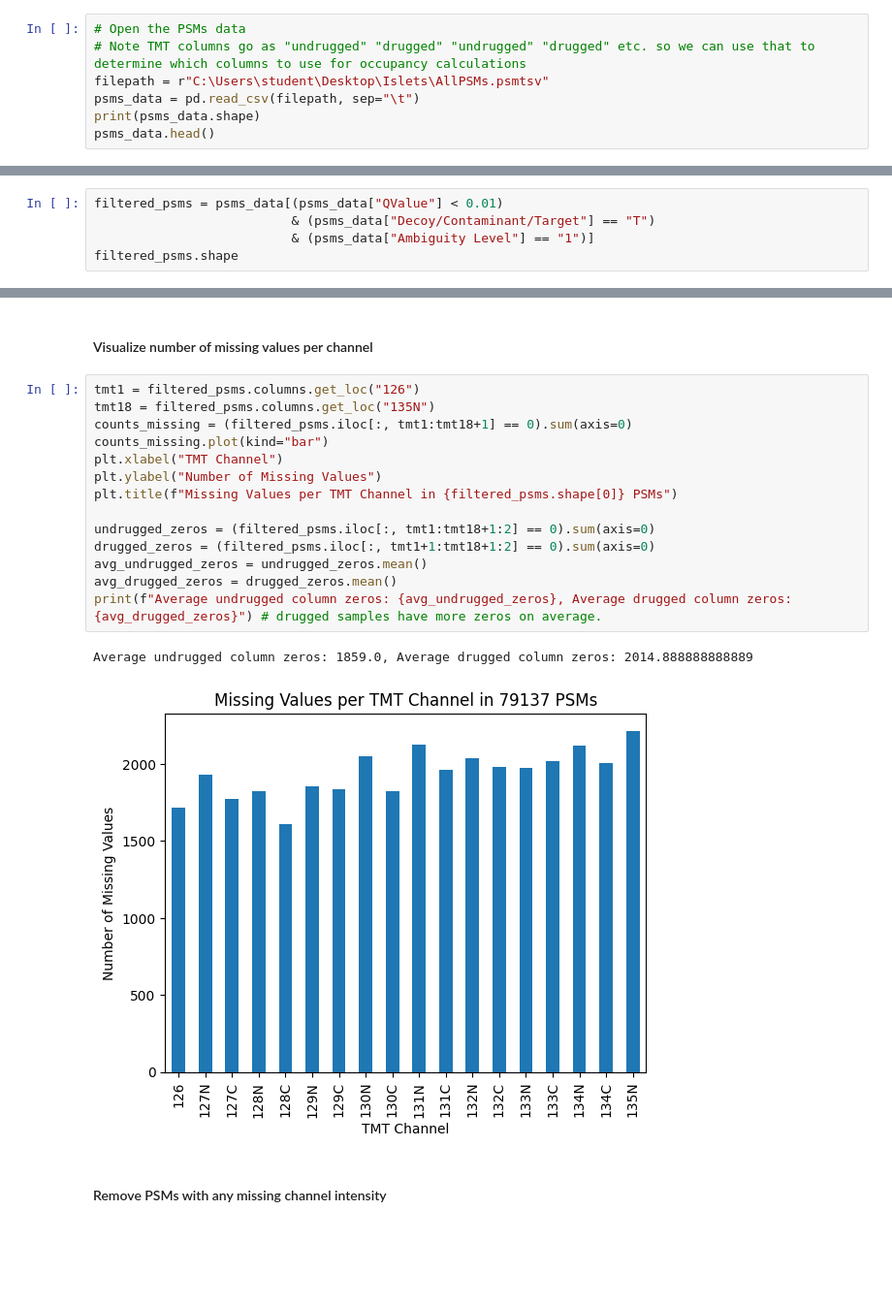
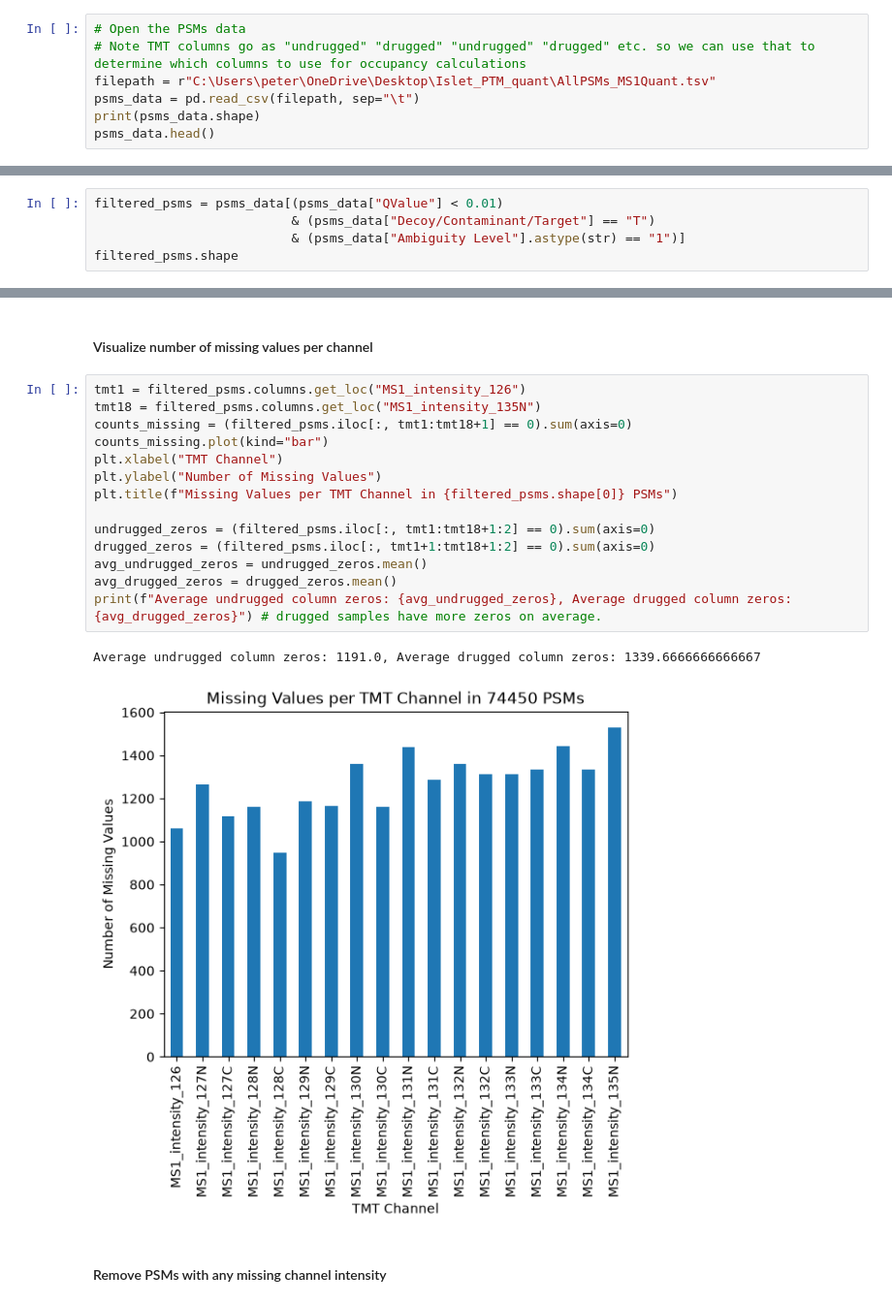
Before and after one commit to pcruzparri/Misc, a Jupyter notebook: jupyter_notebooks/Proteomics/psmsToOccupancies.ipynb, the cells around one changed output, grey strips where cells are left out. Shown at 97% size. Drawn from its saved outputs; the diff is of its cells as text; blank space fills up the shorter version.

```diff
--- a/jupyter_notebooks/Proteomics/psmsToOccupancies.ipynb
+++ b/jupyter_notebooks/Proteomics/psmsToOccupancies.ipynb
@@ -150,7 +150,7 @@ def inv_logit(log_odds):
 # %%
 # Open the PSMs data
 # Note TMT columns go as "undrugged" "drugged" "undrugged" "drugged" etc. so we can use that to determine which columns to use for occupancy calculations
-filepath = r"C:\Users\student\Desktop\Islets\AllPSMs.psmtsv"
+filepath = r"C:\Users\peter\OneDrive\Desktop\Islet_PTM_quant\AllPSMs_MS1Quant.tsv"
 psms_data = pd.read_csv(filepath, sep="\t")
 print(psms_data.shape)
 psms_data.head()
@@ -168,6 +188,6 @@ psms_data.head()
 # %%
 filtered_psms = psms_data[(psms_data["QValue"] < 0.01)
                           & (psms_data["Decoy/Contaminant/Target"] == "T")
-                          & (psms_data["Ambiguity Level"] == "1")]
+                          & (psms_data["Ambiguity Level"].astype(str) == "1")]
 filtered_psms.shape
 # %% [output]
@@ -177,22 +197,22 @@ filtered_psms.shape
 # %% [markdown]
 #### Visualize number of missing values per channel
 # %%
-tmt1 = filtered_psms.columns.get_loc("126")
-tmt18 = filtered_psms.columns.get_loc("135N")
+tmt1 = filtered_psms.columns.get_loc("MS1_intensity_126")
+tmt18 = filtered_psms.columns.get_loc("MS1_intensity_135N")
 counts_missing = (filtered_psms.iloc[:, tmt1:tmt18+1] == 0).sum(axis=0)
 counts_missing.plot(kind="bar")
 plt.xlabel("TMT Channel")
 plt.ylabel("Number of Missing Values")
 plt.title(f"Missing Values per TMT Channel in {filtered_psms.shape[0]} PSMs")
 
 undrugged_zeros = (filtered_psms.iloc[:, tmt1:tmt18+1:2] == 0).sum(axis=0)
 drugged_zeros = (filtered_psms.iloc[:, tmt1+1:tmt18+1:2] == 0).sum(axis=0)
 avg_undrugged_zeros = undrugged_zeros.mean()
 avg_drugged_zeros = drugged_zeros.mean()
 print(f"Average undrugged column zeros: {avg_undrugged_zeros}, Average drugged column zeros: {avg_drugged_zeros}") # drugged samples have more zeros on average.
 # %% [output]
-Average undrugged column zeros: 1859.0, Average drugged column zeros: 2014.888888888889
+Average undrugged column zeros: 1191.0, Average drugged column zeros: 1339.6666666666667
-[figure, old version]
+[figure, new version]
 # %% [markdown]
 #### Remove PSMs with any missing channel intensity
 # %%
```
Also changed, not shown: parts of 29 cells of this notebook, 4 other files.
